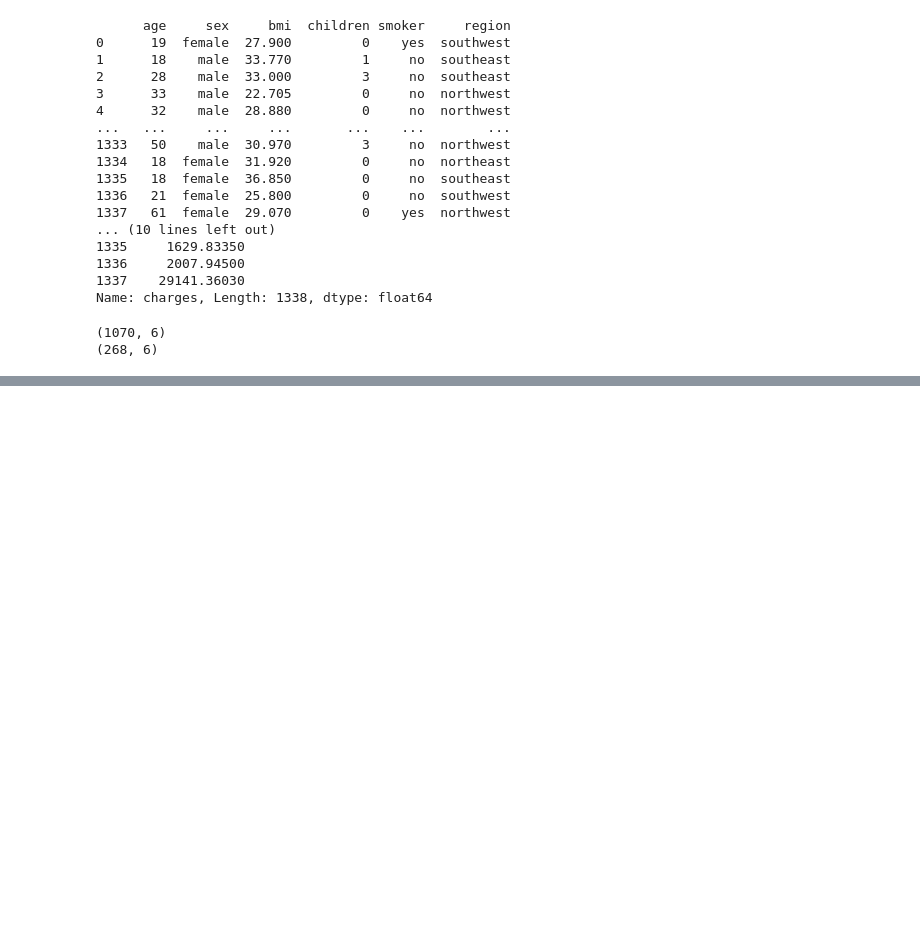
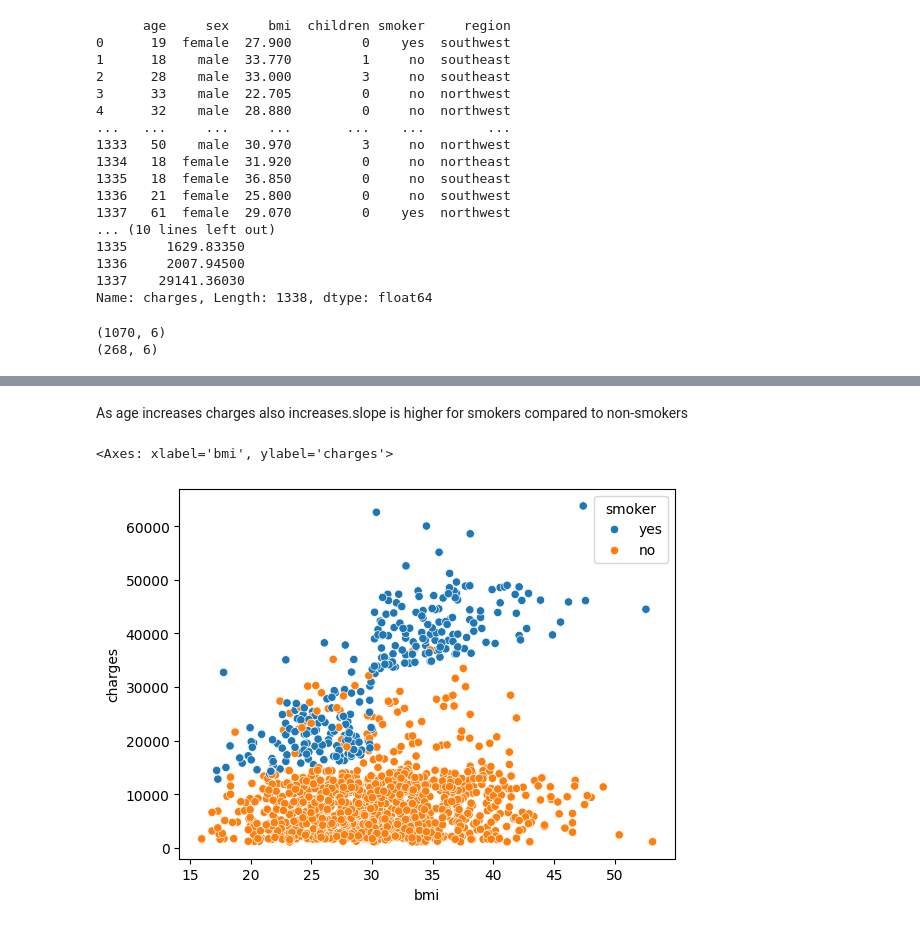
Before and after one commit to Revanth-reddy080/Medical-Insurance-Cost-Prediction, a Jupyter notebook: notebooks/insurance_cost.ipynb, the cells around one changed output, grey strips where cells are left out. Saved outputs shown, nothing was run; the diff lists cells and outputs as text; code cells hidden in the pictures; blank space fills up the shorter version.

```diff
--- a/notebooks/insurance_cost.ipynb
+++ b/notebooks/insurance_cost.ipynb
@@ -100,0 +126,9 @@ print(X_test.shape)
+# %% [markdown]
+
+
+As age increases charges also increases.slope is higher for smokers compared to non-smokers
+# %%
+sns.scatterplot(x="bmi", y="charges", hue="smoker", data=df)
+# %% [output]
+<Axes: xlabel='bmi', ylabel='charges'>
+[figure, added]
```
Also changed, not shown: parts of 8 cells of this notebook.
